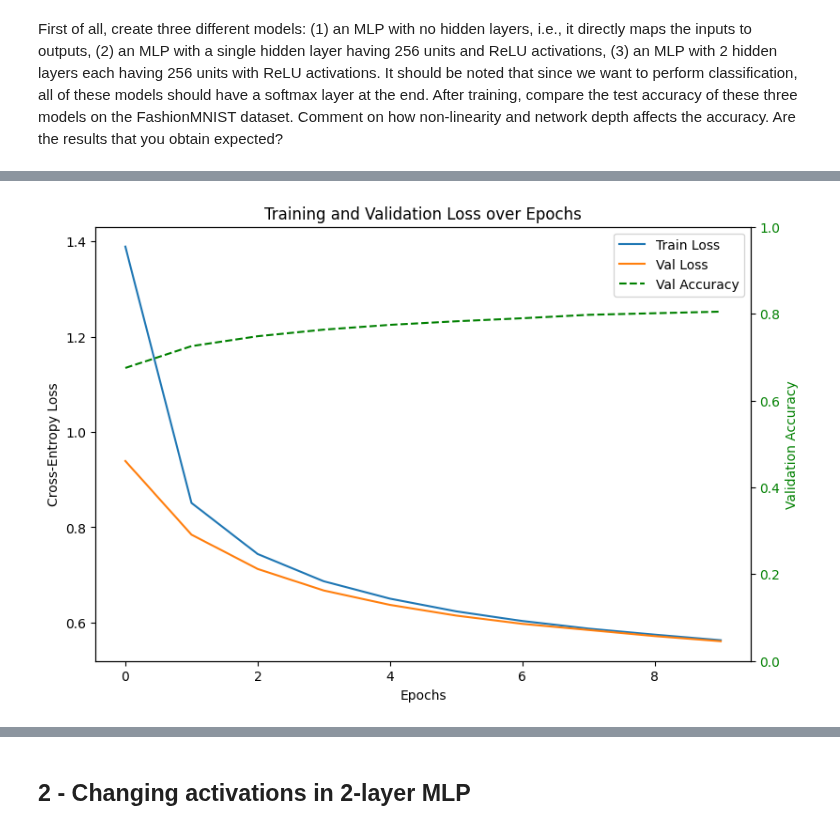
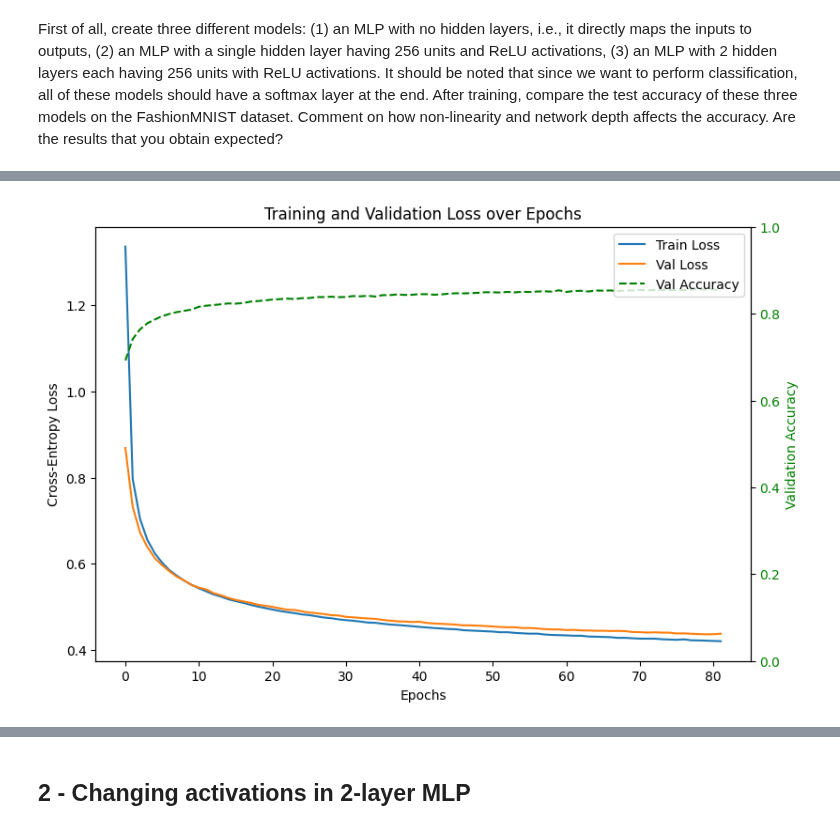
Before and after one commit to audrey352/COMP551, a Jupyter notebook: Assignment3/A3_notebook.ipynb, the cells around one changed output, grey strips where cells are left out. Cells and saved outputs as stored; diff of their text form; code cells hidden in the pictures.

```diff
--- a/Assignment3/A3_notebook.ipynb
+++ b/Assignment3/A3_notebook.ipynb
@@ -291,6 +291,7 @@ def train_on_batches(model, optimizer, epochs, train_loader, val_loader=None, ea
     grad, train_loss, val_loss = {}, {}, {}
     val_acc = {}
     best_val_loss = np.inf
+    best_weights = None
 
     for epoch in range(epochs):
         grad[epoch], train_loss[epoch], val_loss[epoch] = [], [], []
@@ -338,6 +339,7 @@ def train_on_batches(model, optimizer, epochs, train_loader, val_loader=None, ea
 
             if val_loss[epoch] < best_val_loss:
                 best_val_loss = val_loss[epoch]
+                best_weights = model.params.copy()  # save best weights
                 if verbose:
                     print('Yay! New best validation loss!')
 
@@ -376,6 +378,7 @@ def train_on_batches(model, optimizer, epochs, train_loader, val_loader=None, ea
         'train_loss': train_loss,
         'val_loss': val_loss,
         'val_acc': val_acc,
+        'best_weights': best_weights,
         'fig': fig if plot_train else None,
         'ax': ax if plot_train else None
         }
@@ -506,7 +546,7 @@ model0 = MLP(
     )
 
 optimizer0 = GradientDescent(learning_rate=.01, record_grad=True)  # doing one GD iteration by batch in one epoch
-num_epochs = 10
+num_epochs = 100
 
 # Train model on batches
 results_l0 = train_on_batches(
@@ -524,4 +564,4 @@ Epoch 10/10, Batch 106/106 === Loss: 0.489
-[figure, old version]
+[figure, new version]
 # %%
 # Checking test predictions for first batch
 test_images, test_labels = next(iter(test_loader))
```
Also changed, not shown: parts of 9 cells of this notebook.
